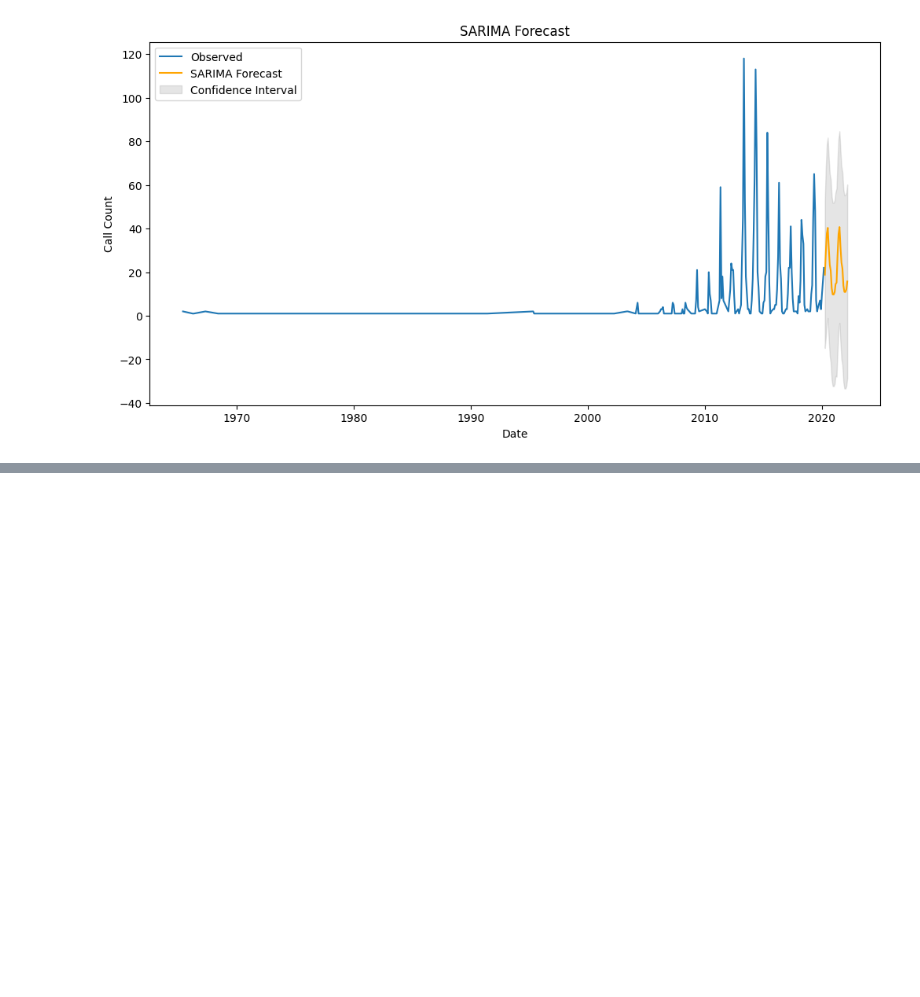
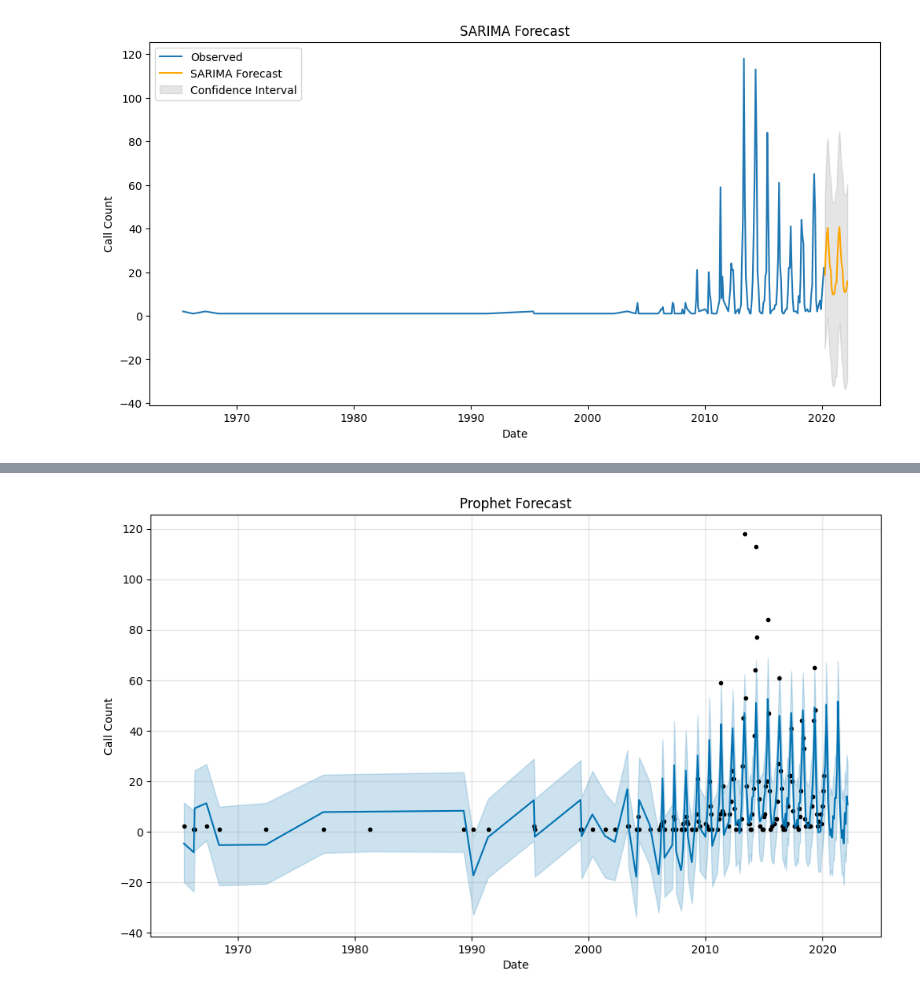
Before and after one commit to G-Bielokozowicz/Birdcall-Identification, a Jupyter notebook: seasonal_trend_prediction.ipynb, the cells around one changed output, grey strips where cells are left out. Saved outputs shown, nothing was run; the diff lists cells and outputs as text; code cells hidden in the pictures; blank space fills up the shorter version.

Commit message:
Added prohpet forecasting

```diff
--- a/seasonal_trend_prediction.ipynb
+++ b/seasonal_trend_prediction.ipynb
@@ -168,3 +168,21 @@ plt.legend()
 plt.show()
 # %% [output]
 [figure]
+# %%
+# Prophet Forecasting
+prophet_df = df_monthly.rename(columns={'YearMonth': 'ds', 'Call_Count': 'y'})
+
+prophet_model = Prophet(yearly_seasonality=True, daily_seasonality=False, changepoint_prior_scale=0.5)
+prophet_model.fit(prophet_df)
+
+
+future_dates = prophet_model.make_future_dataframe(periods=forecast_steps, freq='ME')
+prophet_forecast = prophet_model.predict(future_dates)
+
+# Plot Prophet forecast
+prophet_model.plot(prophet_forecast)
+plt.title('Prophet Forecast')
+plt.xlabel('Date')
+plt.ylabel('Call Count')
+plt.show()
+# %% [output]
@@ -170,0 +191 @@ plt.show()
+[figure, added]
```
Also changed, not shown: parts of 1 cell of this notebook.
